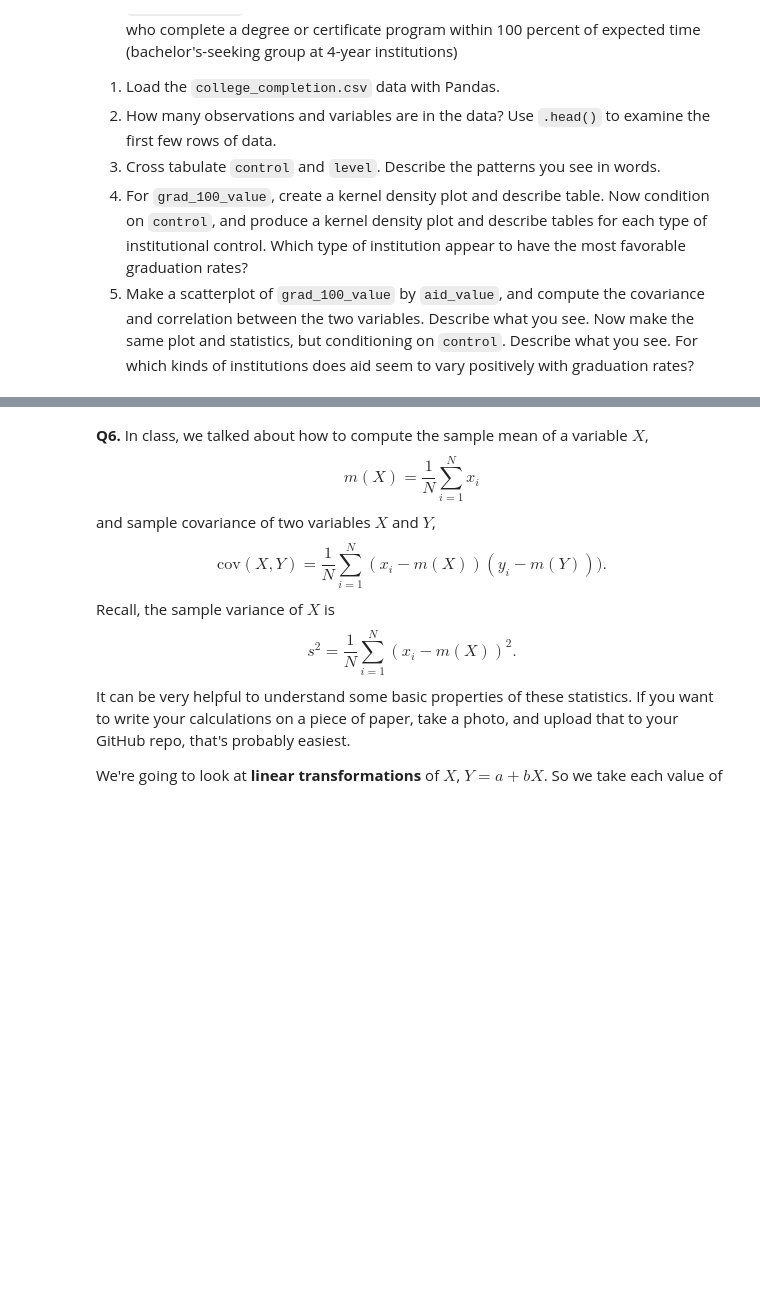
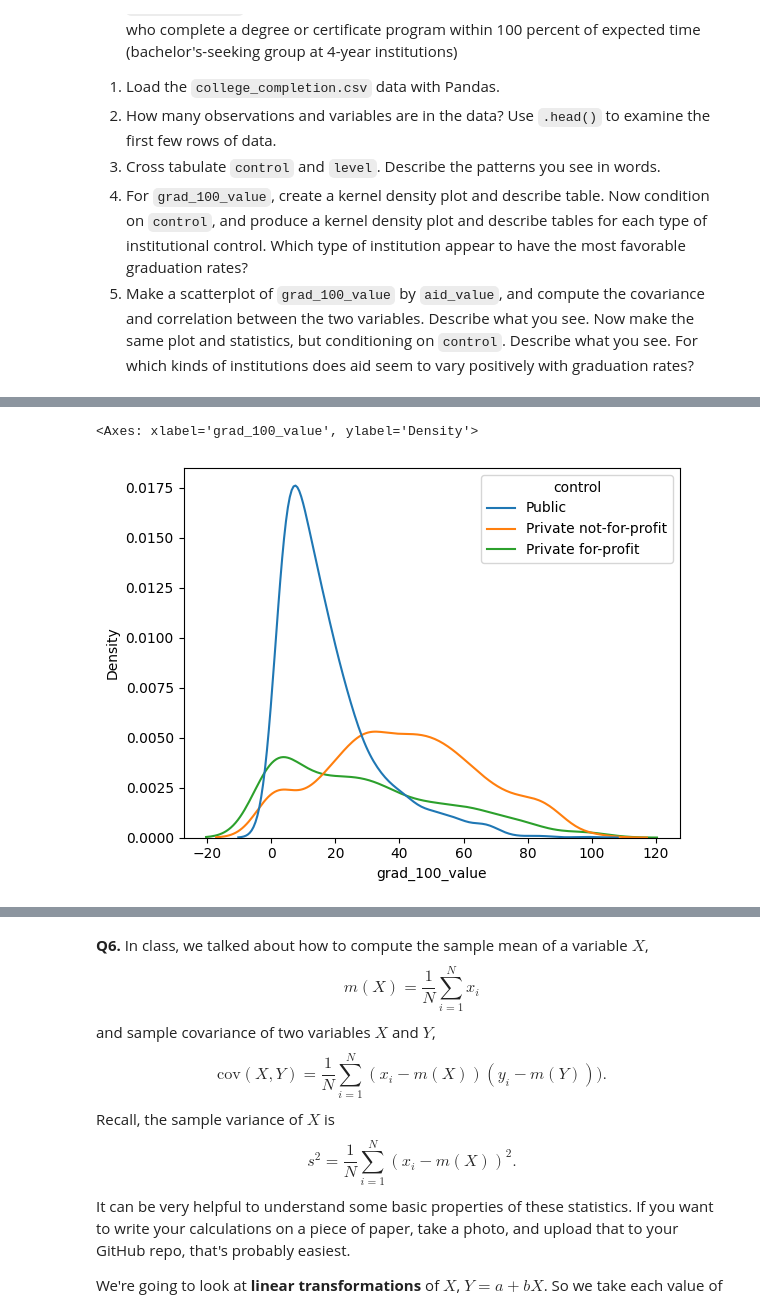
Before and after one commit to namithatholasi/undergrad_ml_assignments, a Jupyter notebook: 01_assignment_wrangling_and_eda.ipynb, the cells around one changed output, grey strips where cells are left out. Saved outputs shown, nothing was run; the diff lists cells and outputs as text; code cells hidden in the pictures; blank space fills up the shorter version.

```diff
--- a/01_assignment_wrangling_and_eda.ipynb
+++ b/01_assignment_wrangling_and_eda.ipynb
@@ -563,0 +631,9 @@ We'll use the `college_completion.csv` dataset from the US Department of Educati
+# %%
+#Q5.4
+
+#KDE conditioned on control
+import seaborn as sns
+sns.kdeplot(data=df_college, x="grad_100_value", hue="control")
+# %% [output]
+<Axes: xlabel='grad_100_value', ylabel='Density'>
+[figure, added]
```
Also changed, not shown: parts of 14 cells of this notebook.
